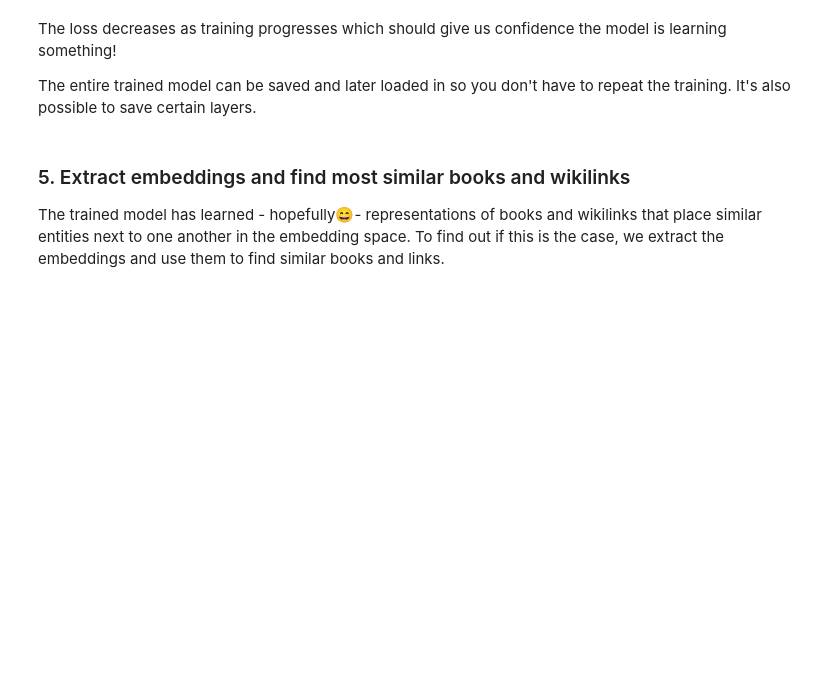
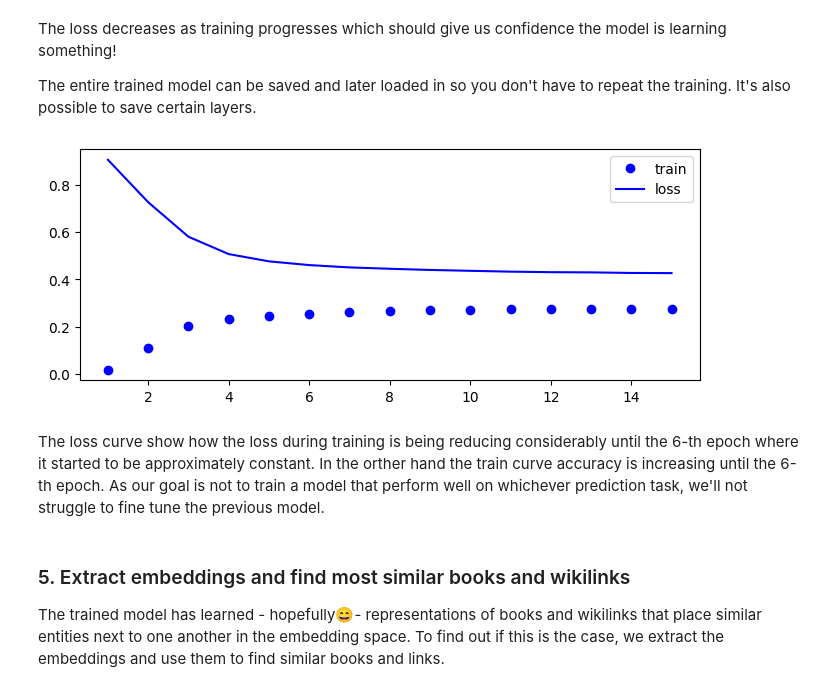
Before and after one commit to BLONTCHI/Wikipedia-data-science, a Jupyter notebook: 2-Book Recommendation System.ipynb, the cells around one changed output. Drawn from its saved outputs; the diff is of its cells as text; code cells hidden in the pictures; blank space fills up the shorter version.

Commit message:
Training results

```diff
--- a/2-Book Recommendation System.ipynb
+++ b/2-Book Recommendation System.ipynb
@@ -607,8 +607,8 @@ n_positive = 1024
 gen = generate_batch(pairs, n_positive, negative_ratio = 1)
 
 # Train
-h = model.fit(x=gen, epochs = 15,
+history = model.fit(x=gen, epochs = 15,
                         steps_per_epoch = len(pairs) // n_positive,
-                        verbose = 2)
+                        verbose = 1)
 # %% [output]
 Epoch 1/15
@@ -634,6 +634,24 @@ The loss decreases as training progresses which should give us confidence the mo
 The entire trained model can be saved and later loaded in so you don't have to repeat the training. It's also possible to save certain layers.
 # %%
 model.save('./models/first_attempt.h5')
+# %%
+import matplotlib.pyplot as plt
+
+plt.figure(figsize=(8,3))
+acc = history.history['accuracy']
+loss = history.history['loss']
+
+epochs = range(1, len(acc)+1)
+
+plt.plot(epochs, acc, 'bo', label='train')
+plt.plot(epochs, loss, 'b', label='loss')
+plt.legend()
+
+plt.show();
+# %% [output]
+[figure, added]
+# %% [markdown]
+The loss curve show how the loss during training is being reducing considerably until the 6-th epoch where it started to be approximately constant. In the orther hand the train curve accuracy is increasing until the 6-th epoch. As our goal is not to train a model that perform well on whichever prediction task, we'll not struggle to fine tune the previous model.
 # %% [markdown]
 <h3>5. Extract embeddings and find most similar books and wikilinks</h3>
 
```
Also changed, not shown: parts of 11 cells of this notebook.
